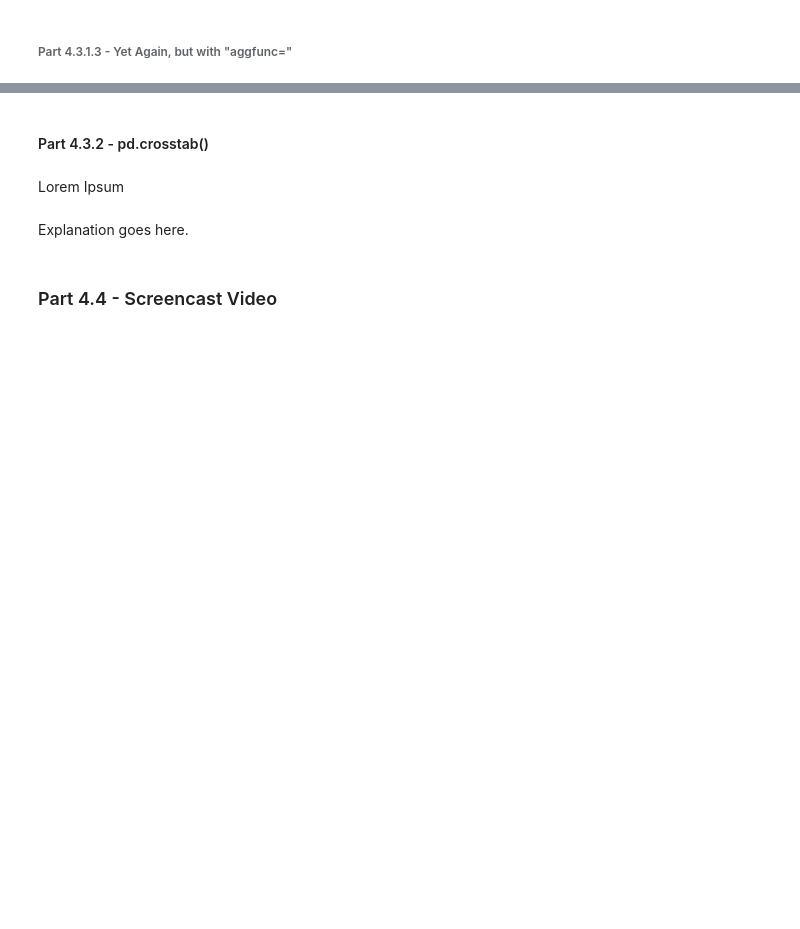
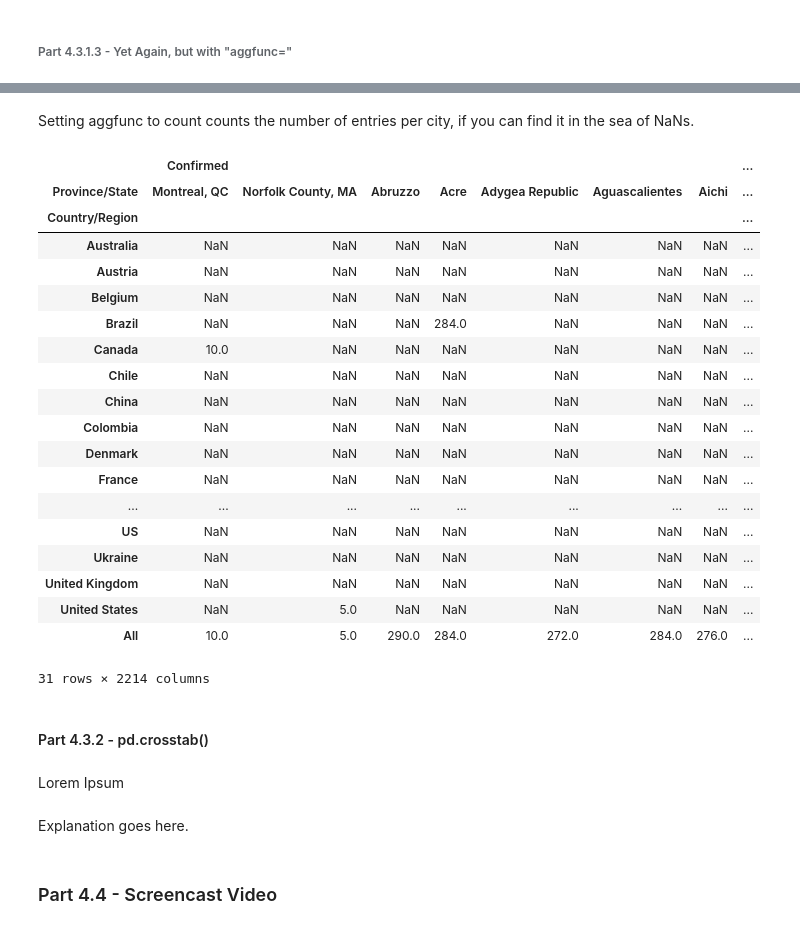
Before and after one commit to WBArno/PDA_Project, a Jupyter notebook: Part 4/Part_4_Code.ipynb, the cells around one changed output, grey strips where cells are left out. Cells and saved outputs as stored; diff of their text form; code cells hidden in the pictures; blank space fills up the shorter version.

```diff
--- a/Part 4/Part_4_Code.ipynb
+++ b/Part 4/Part_4_Code.ipynb
@@ -757,3 +802,29 @@ Lorem Ipsum
+# %% [markdown]
+Setting aggfunc to count counts the number of entries per city, if you can find it in the sea of NaNs.
+# %%
+piv.pivot_table(["Confirmed", "Deaths", "Recovered"], index="Country/Region", columns="Province/State", margins=True,
+                dropna=False, aggfunc="count")
+# %% [output]
+|  | Confirmed |  |  |  |  |  |  | ... |
+| Province/State | Montreal, QC | Norfolk County, MA | Abruzzo | Acre | Adygea Republic | Aguascalientes | Aichi | ... |
+| Country/Region |  |  |  |  |  |  |  | ... |
+| Australia | NaN | NaN | NaN | NaN | NaN | NaN | NaN | ... |
+| Austria | NaN | NaN | NaN | NaN | NaN | NaN | NaN | ... |
+| Belgium | NaN | NaN | NaN | NaN | NaN | NaN | NaN | ... |
+| Brazil | NaN | NaN | NaN | 284.0 | NaN | NaN | NaN | ... |
+| Canada | 10.0 | NaN | NaN | NaN | NaN | NaN | NaN | ... |
+| Chile | NaN | NaN | NaN | NaN | NaN | NaN | NaN | ... |
+| China | NaN | NaN | NaN | NaN | NaN | NaN | NaN | ... |
+| Colombia | NaN | NaN | NaN | NaN | NaN | NaN | NaN | ... |
+| Denmark | NaN | NaN | NaN | NaN | NaN | NaN | NaN | ... |
+| France | NaN | NaN | NaN | NaN | NaN | NaN | NaN | ... |
+| ... | ... | ... | ... | ... | ... | ... | ... | ... |
+| US | NaN | NaN | NaN | NaN | NaN | NaN | NaN | ... |
+| Ukraine | NaN | NaN | NaN | NaN | NaN | NaN | NaN | ... |
+| United Kingdom | NaN | NaN | NaN | NaN | NaN | NaN | NaN | ... |
+| United States | NaN | 5.0 | NaN | NaN | NaN | NaN | NaN | ... |
+| All | 10.0 | 5.0 | 290.0 | 284.0 | 272.0 | 284.0 | 276.0 | ... |
+31 rows × 2214 columns
 # %% [markdown]
 #### Part 4.3.2 - pd.crosstab()
 # %% [markdown]
```
Also changed, not shown: parts of 12 cells of this notebook.
